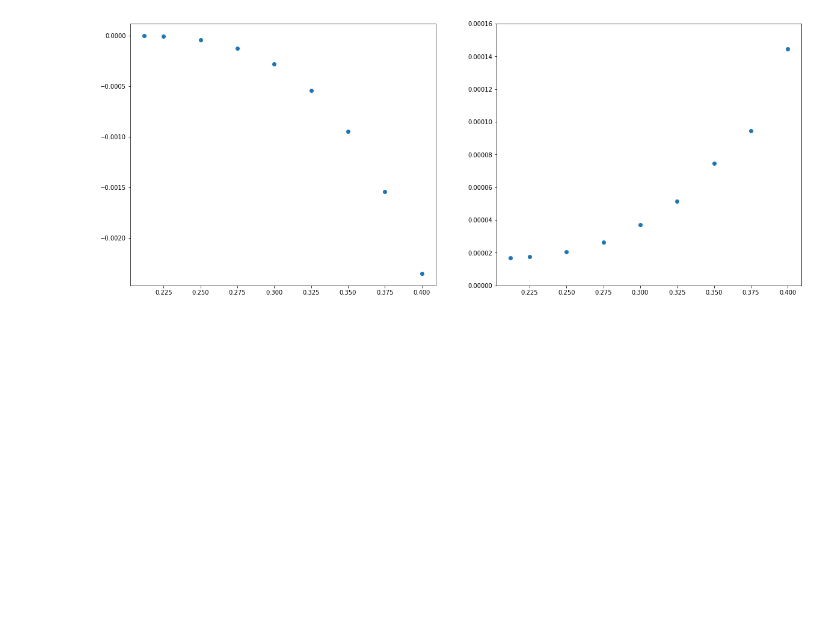
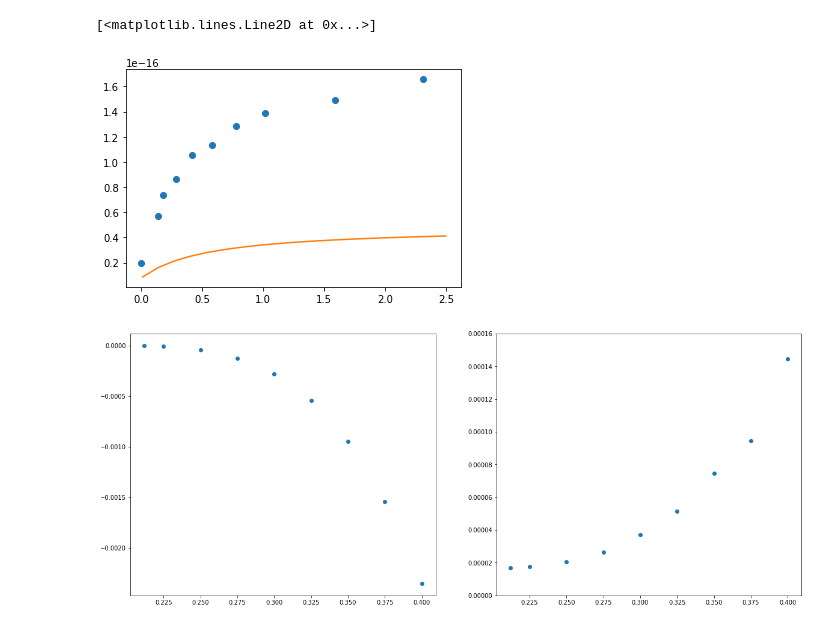
Before and after one commit to jaguirre/STARsoft, a Jupyter notebook: LTD/Replicate_LTD.ipynb, the cells around one changed output. Drawn from its saved outputs; the diff is of its cells as text; code cells hidden in the pictures; blank space fills up the shorter version.

```diff
--- a/LTD/Replicate_LTD.ipynb
+++ b/LTD/Replicate_LTD.ipynb
@@ -4,3 +9,26 @@ import matplotlib.pyplot as plt
+# %%
+alpha = 0.8*u.dimensionless_unscaled
+Tstage = 0.215*u.K
+f = 200*u.MHz
+Tc = 1.4*u.K
+tau_max = 35*u.microsecond
+n_star = 1318*(np.power(u.micron,-3))
+Pinc = 0.5*u.pW
+V = 76*np.power(u.micron,3)
+eta_pb = 0.57
+nu_opt = (350*u.micron).to(u.GHz,equivalencies=u.spectral())
+eta_opt = 0.17*u.dimensionless_unscaled
+N0=kids.N0_Al
+n_gamma=0
+
+Pinc = np.linspace(0.01,2.5,20)*u.pW
+sxxtest = kids.Sxx_tot(alpha,Tstage,f,Tc,tau_max,n_star,Pinc,V,eta_pb,nu_opt,eta_opt,N0,n_gamma)
+# %%
+plt.plot(P_inc_f5,Sxx_f5,'o')
+plt.plot(Pinc,sxxtest)
+# %% [output]
+[<matplotlib.lines.Line2D at 0x...>]
+[figure, added]
 # %%
 Tstage_f3, x_f3, invQi_f3 = np.loadtxt('LTDData_x_invQi_vs_Tstage.txt',unpack=True,comments=';')
 # %%
```
Also changed, not shown: parts of 6 cells of this notebook.
